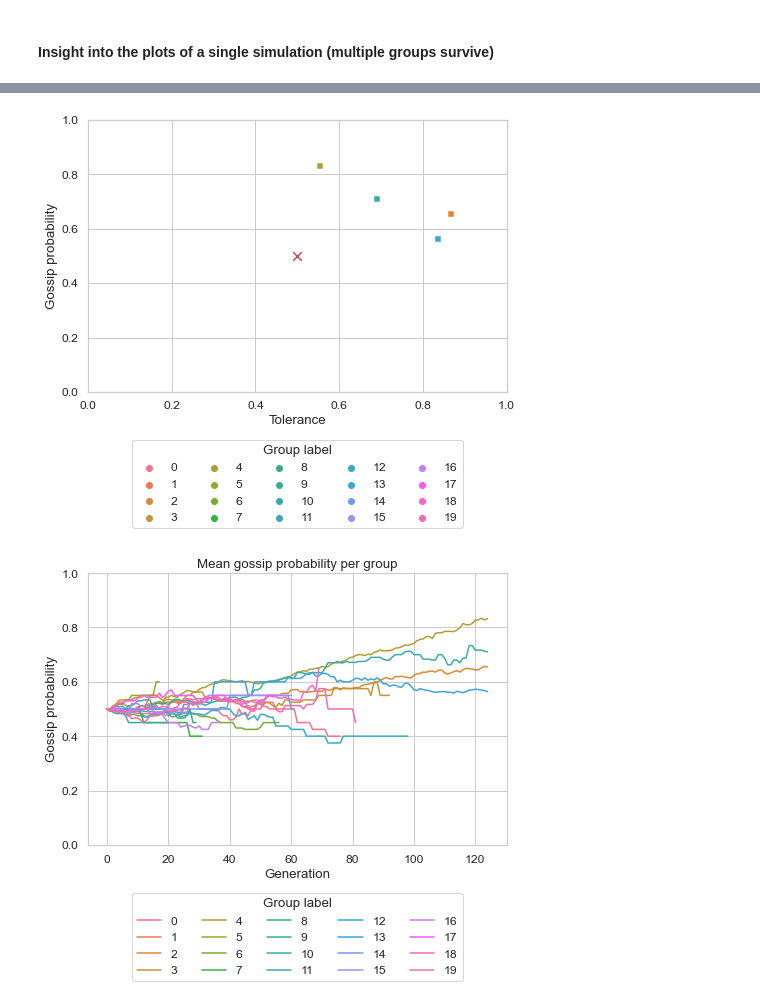
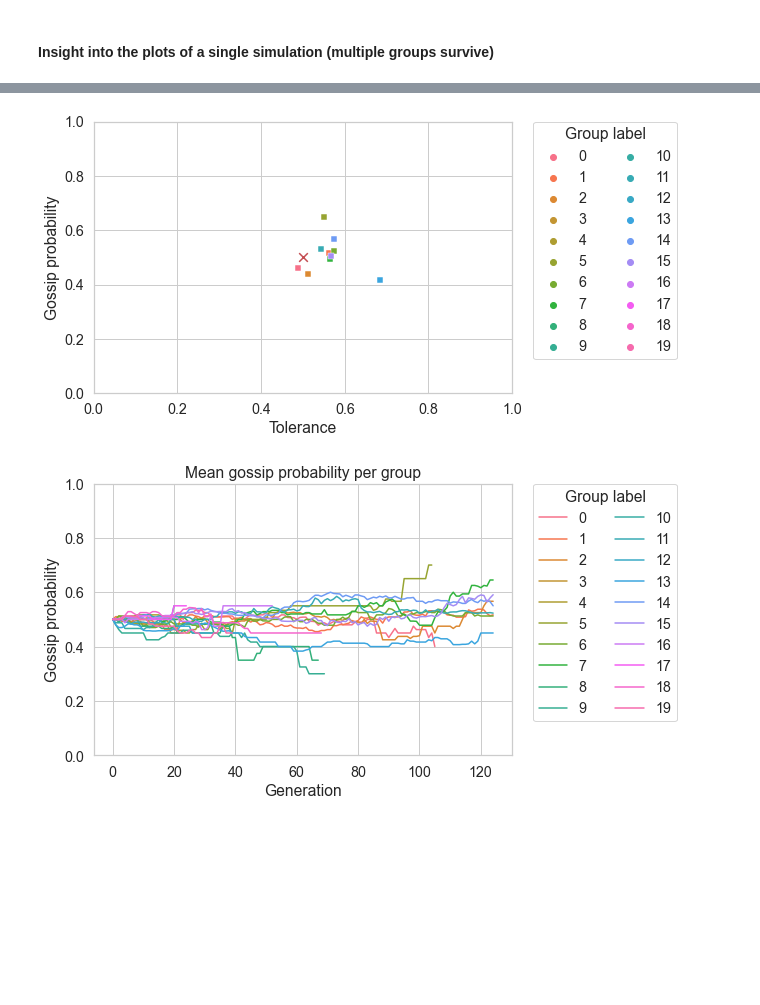
Before and after one commit to tomkouwenhoven/Master-Thesis, a Jupyter notebook: Sim_V2/gridsearch-plot.ipynb, the cells around one changed output, grey strips where cells are left out. Drawn from its saved outputs; the diff is of its cells as text; code cells hidden in the pictures; blank space fills up the shorter version.

```diff
--- a/Sim_V2/gridsearch-plot.ipynb
+++ b/Sim_V2/gridsearch-plot.ipynb
@@ -20,7 +14,11 @@ SIMULATION_SETTINGS = 'effectiveness-go-4-gr-5-social_agents-go-2-gr-2'
+# %%
+SIMULATION = 0
+FEW_GROUPS_SIMULATION = 0
+SIMULATION_SETTINGS = '1-5'
 # %%
 path = getcwd()
 
-new_plot_path = path + '/output/papersims/plots/' + SIMULATION_SETTINGS
+new_plot_path = path + '/output/gridsearch/plots/' + SIMULATION_SETTINGS
 if not os.path.exists(new_plot_path):
     os.makedirs(new_plot_path)
 # %% [markdown]
@@ -200,7 +178,7 @@ phenotype_df
 # %% [markdown]
 ## Plotting
 # %%
-sns.set(font_scale=1.1)
+sns.set(font_scale=1.3)
 sns.set_style("whitegrid")
 sns.color_palette("tab20")
 # sns.set_context("paper")
@@ -290,18 +306,18 @@ plt.savefig(os.path.join(new_plot_path, "last_gen_groupsize_multiple.png"),
 # %%
 fig, ax = plt.subplots(figsize=(7.5, 5))
-sns.scatterplot(data=all_sims_groups_dfs.loc[(all_sims_groups_dfs['Generation'] == 124) & (all_sims_groups_dfs['Simulation'] == SIMULATION)], x='Tolerance', y='Gossip probability', hue="Group label", marker=',')
+sns.scatterplot(data=all_sims_groups_dfs.loc[(all_sims_groups_dfs['Generation'] == 99) & (all_sims_groups_dfs['Simulation'] == SIMULATION)], x='Tolerance', y='Gossip probability', hue="Group label", marker=',')
 
 handles, labels = ax.get_legend_handles_labels()
-legend = plt.legend(handles=handles, labels=labels, loc='lower center', bbox_to_anchor=(0.5, -0.5), ncol=5, borderaxespad=0., title="Group label")
+legend = plt.legend(handles=handles, labels=labels, bbox_to_anchor=(1.05, 1), loc=2, borderaxespad=0., ncol=2, title="Group label")
 plt.xlim(0,1)
 plt.ylim(0,1)
 plt.scatter(0.5, 0.5, marker='x', c='r', s=75) #-- starting point
 plt.savefig(os.path.join(new_plot_path, "last_gen_tolvsgos_multiple.png"),
             dpi=300,
             format='png',
             bbox_inches='tight')
 # %% [output]
-[figure, old version]
+[figure, new version]
 # %%
 fig, ax = plt.subplots(figsize=(7.5, 5))
 temp_sim_df = all_sims_groups_dfs.loc[all_sims_groups_dfs['Simulation'] == SIMULATION]
@@ -310,14 +326,14 @@ plt.ylim(0,1)
 plt.title('Mean gossip probability per group')
 
 handles, labels = ax.get_legend_handles_labels()
-legend = plt.legend(handles=handles, labels=labels, loc='lower center', bbox_to_anchor=(0.5, -0.5), ncol=5, borderaxespad=0., title="Group label")
+legend = plt.legend(handles=handles, labels=labels, bbox_to_anchor=(1.05, 1), loc=2, borderaxespad=0., ncol=2, title="Group label")
 
 plt.savefig(os.path.join(new_plot_path, "last_gen_gossip_probability_multiple.png"),
             dpi=300,
             format='png',
             bbox_inches='tight')
 # %% [output]
-[figure, old version]
+[figure, new version]
 # %%
 fig, ax = plt.subplots(figsize=(7.5, 5))
 temp_sim_df = all_sims_groups_dfs.loc[all_sims_groups_dfs['Simulation'] == SIMULATION]
```
Also changed, not shown: parts of 22 cells of this notebook, 5 other files.
